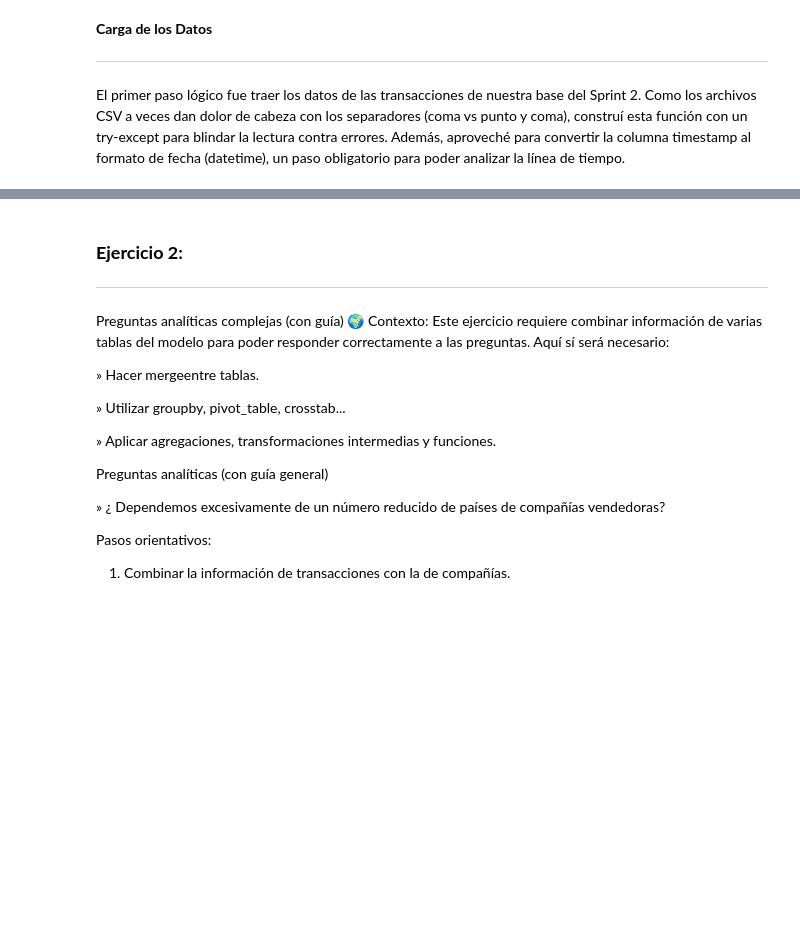
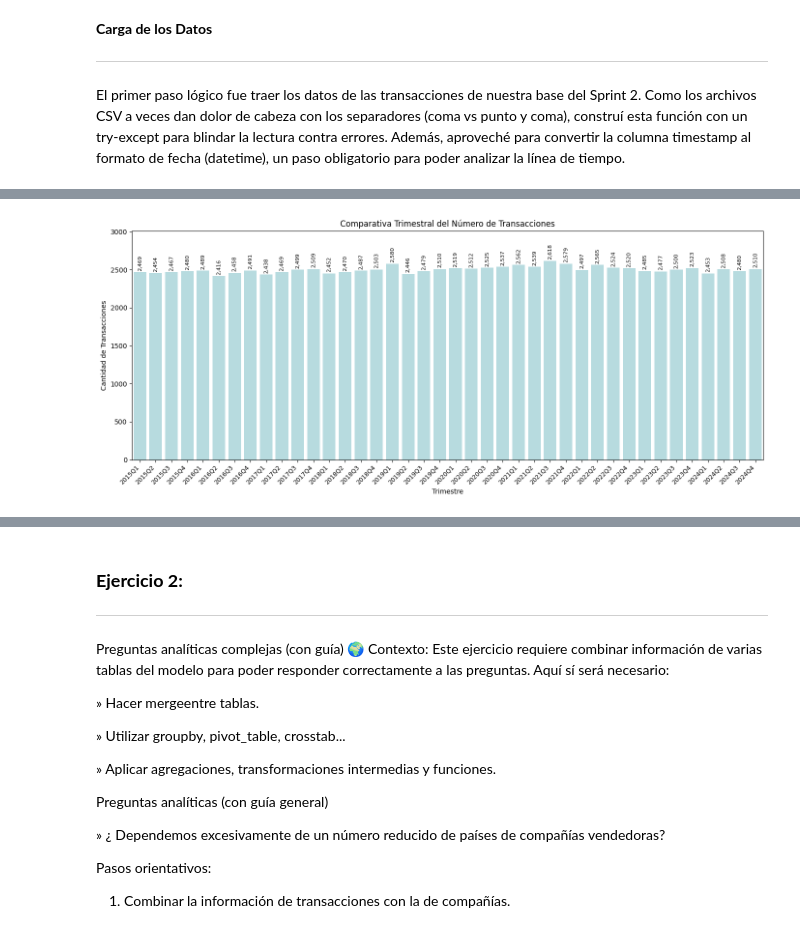
Before and after one commit to leoruggiero/Sprint-9-Visualizacion-Leonardo-Ruggiero, a Jupyter notebook: Sprint9-Visualizacion-LeonardoRuggiero.ipynb, the cells around one changed output, grey strips where cells are left out. Cells and saved outputs as stored; diff of their text form; code cells hidden in the pictures; blank space fills up the shorter version.

```diff
--- a/Sprint9-Visualizacion-LeonardoRuggiero.ipynb
+++ b/Sprint9-Visualizacion-LeonardoRuggiero.ipynb
@@ -131,0 +127,21 @@ if __name__ == '__main__':
+# %%
+# Gráfico de barras con etiquetas de anotación vertical para comparar periodos
+plt.figure(figsize=(14, 6))
+ax = sns.barplot(data=df_evolucion_trimestral, x='trimestre_texto', y='num_transacciones', color='powderblue')
+
+plt.title('Comparativa Trimestral del Número de Transacciones')
+plt.xlabel('Trimestre')
+plt.ylabel('Cantidad de Transacciones')
+plt.xticks(rotation=45, ha='right', fontsize=9)
+
+max_val = df_evolucion_trimestral['num_transacciones'].max()
+plt.ylim(0, max_val * 1.15)
+
+for p in ax.patches:
+    val = int(p.get_height())
+    ax.annotate(f'{val:,}', (p.get_x() + p.get_width() / 2., p.get_height() + 15), ha='center', va='bottom', fontsize=8, rotation=90)
+
+plt.tight_layout()
+plt.show()
+# %% [output]
+[figure, added]
```
Also changed, not shown: parts of 58 cells of this notebook.
